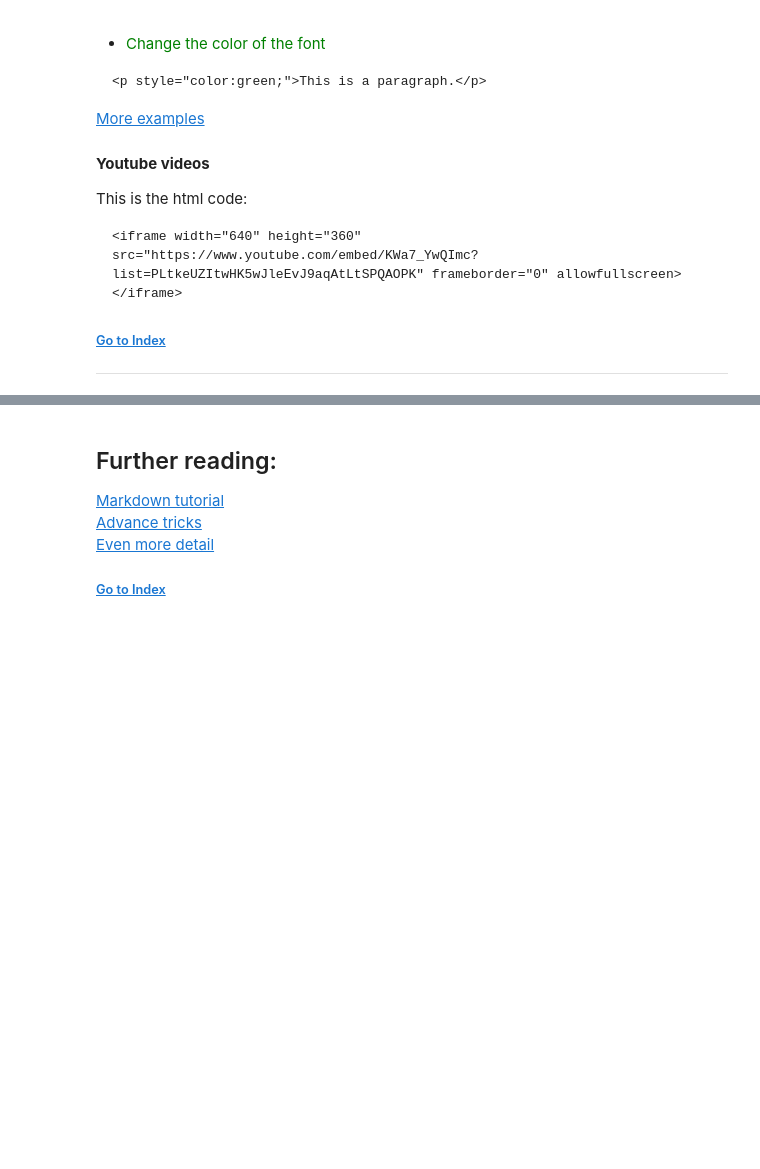
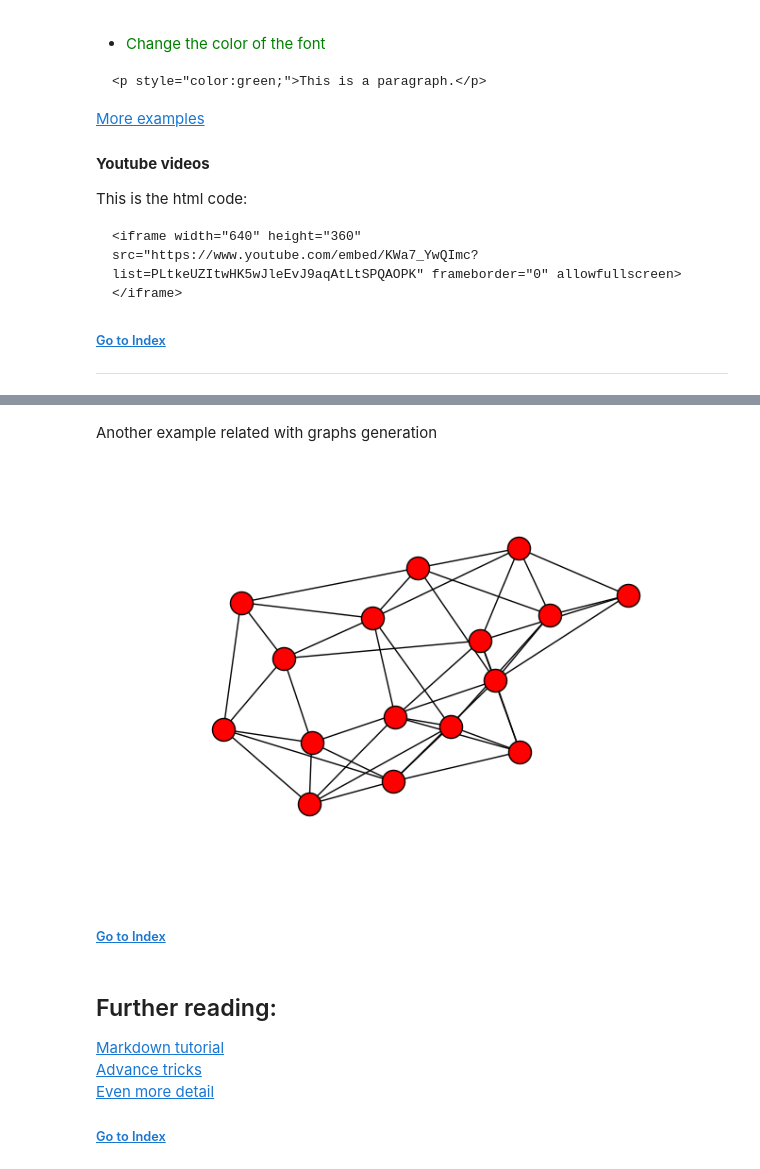
Before and after one commit to jealdana/Learning-Jupyter, a Jupyter notebook: Jupyter101.ipynb, the cells around one changed output, grey strips where cells are left out. Saved outputs shown, nothing was run; the diff lists cells and outputs as text; code cells hidden in the pictures; blank space fills up the shorter version.

```diff
--- a/Jupyter101.ipynb
+++ b/Jupyter101.ipynb
@@ -373,3 +484,44 @@ Press the image or this [link][tutLink] to see the tutorial
+# %% [markdown]
+Another example related with graphs generation
+# %%
+from ipywidgets import interact
+%matplotlib inline
+import matplotlib.pyplot as plt
+import networkx as nx
+
+#===========================
+# wrap a few graph generation functions so they have the same signature
+
+def random_lobster(n, m, k, p):
+    return nx.random_lobster(n, p, p / m)
+
+def powerlaw_cluster(n, m, k, p):
+    return nx.powerlaw_cluster_graph(n, m, p)
+
+def erdos_renyi(n, m, k, p):
+    return nx.erdos_renyi_graph(n, p)
+
+def newman_watts_strogatz(n, m, k, p):
+    return nx.newman_watts_strogatz_graph(n, k, p)
+
+def plot_random_graph(n, m, k, p, visualization_method):
+    g = visualization_method(n, m, k, p)
+    nx.draw(g)
+    plt.show()
+
+#===========================
+interact(plot_random_graph, n=(2,30), m=(1,10), k=(1,10), p=(0.0, 1.0, 0.001),
+        visualization_method={
+                    '3 Newman-Watts-Strogatz': newman_watts_strogatz,
+                    u'4 Erdős-Rényi': erdos_renyi,
+                    '2 power law': powerlaw_cluster,
+                    '1 lobster': random_lobster,
+                    '0 Select an option':newman_watts_strogatz
+                   });
+# %% [output]
+[figure, added]
+# %% [markdown]
+###### [Go to Index](#index)
 # %% [markdown]
 <a id='FRLink'></a>
 ## Further reading:
```
Also changed, not shown: parts of 7 cells of this notebook.
